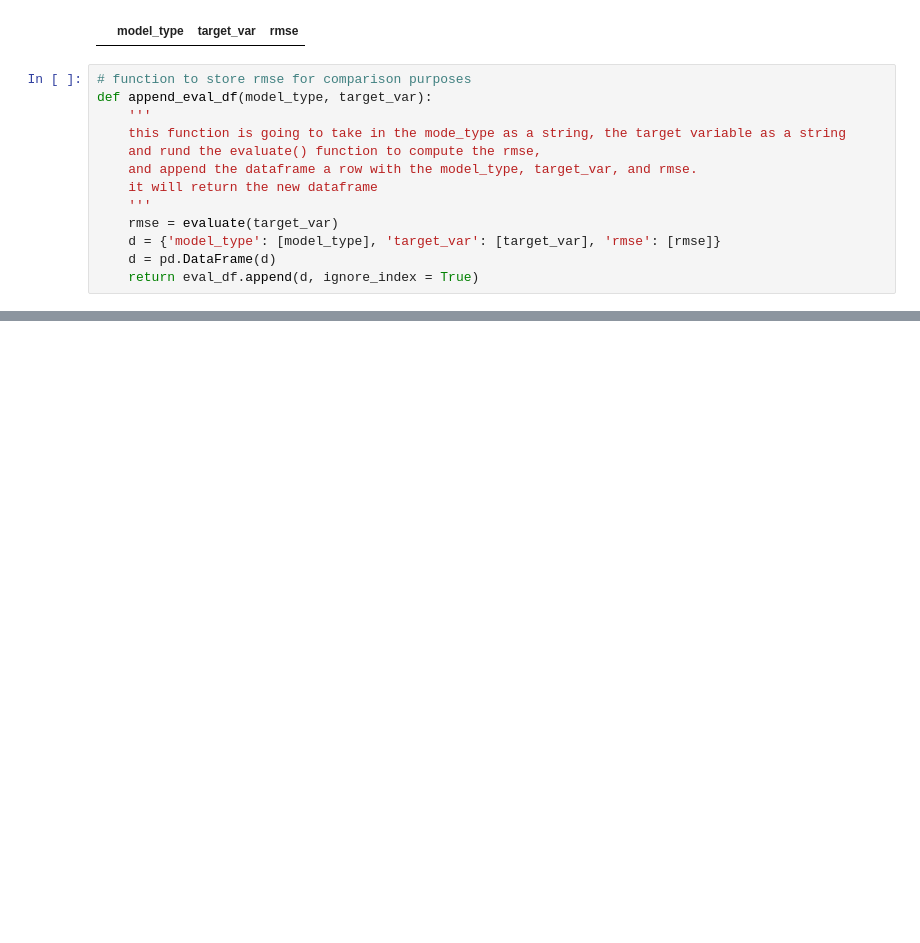
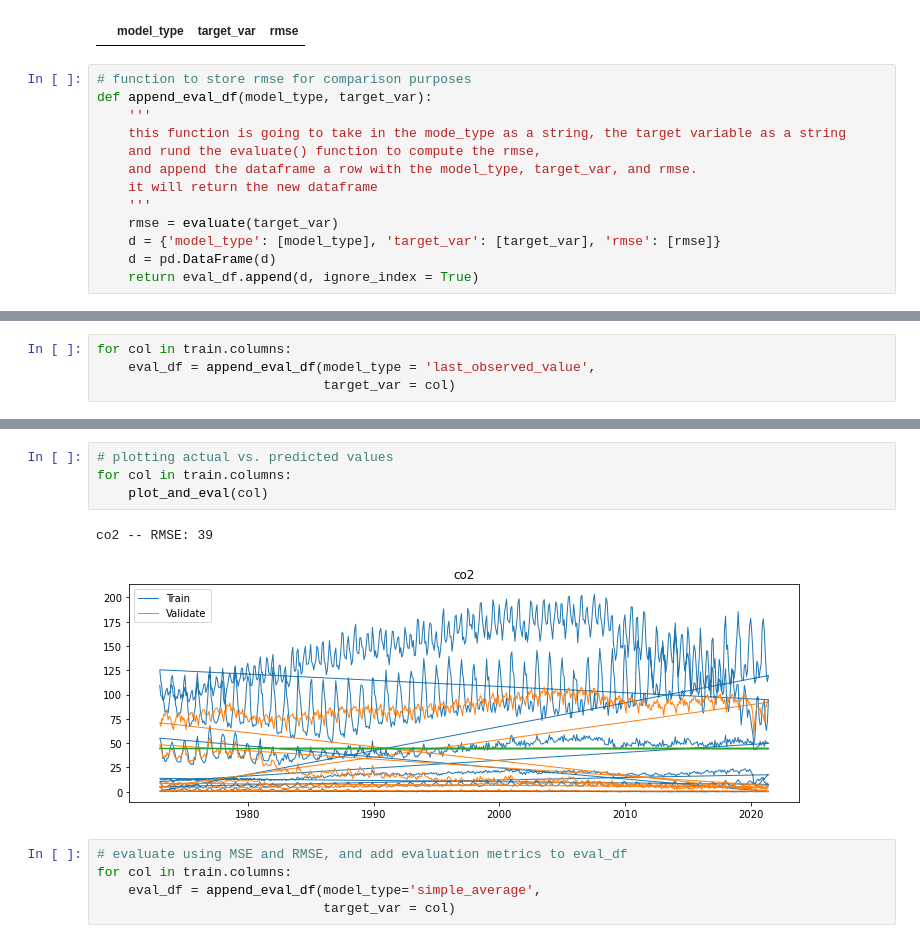
Before and after one commit to jamesallen0351/individual-project, a Jupyter notebook: us_monthly_co2_data.ipynb, the cells around one changed output, grey strips where cells are left out. Drawn from its saved outputs; the diff is of its cells as text; blank space fills up the shorter version.

```diff
--- a/us_monthly_co2_data.ipynb
+++ b/us_monthly_co2_data.ipynb
@@ -312,0 +344,4 @@ KeyError: 0
+# %%
+for col in train.columns:
+    eval_df = append_eval_df(model_type = 'last_observed_value',
+                             target_var = col)
@@ -312,0 +374,12 @@ KeyError: 0
+# %%
+# plotting actual vs. predicted values
+for col in train.columns:
+    plot_and_eval(col)
+# %% [output]
+co2 -- RMSE: 39
+[figure, added]
+# %%
+# evaluate using MSE and RMSE, and add evaluation metrics to eval_df
+for col in train.columns:
+    eval_df = append_eval_df(model_type='simple_average',
+                             target_var = col)
```
Also changed, not shown: parts of 29 cells of this notebook, 1 other file.
